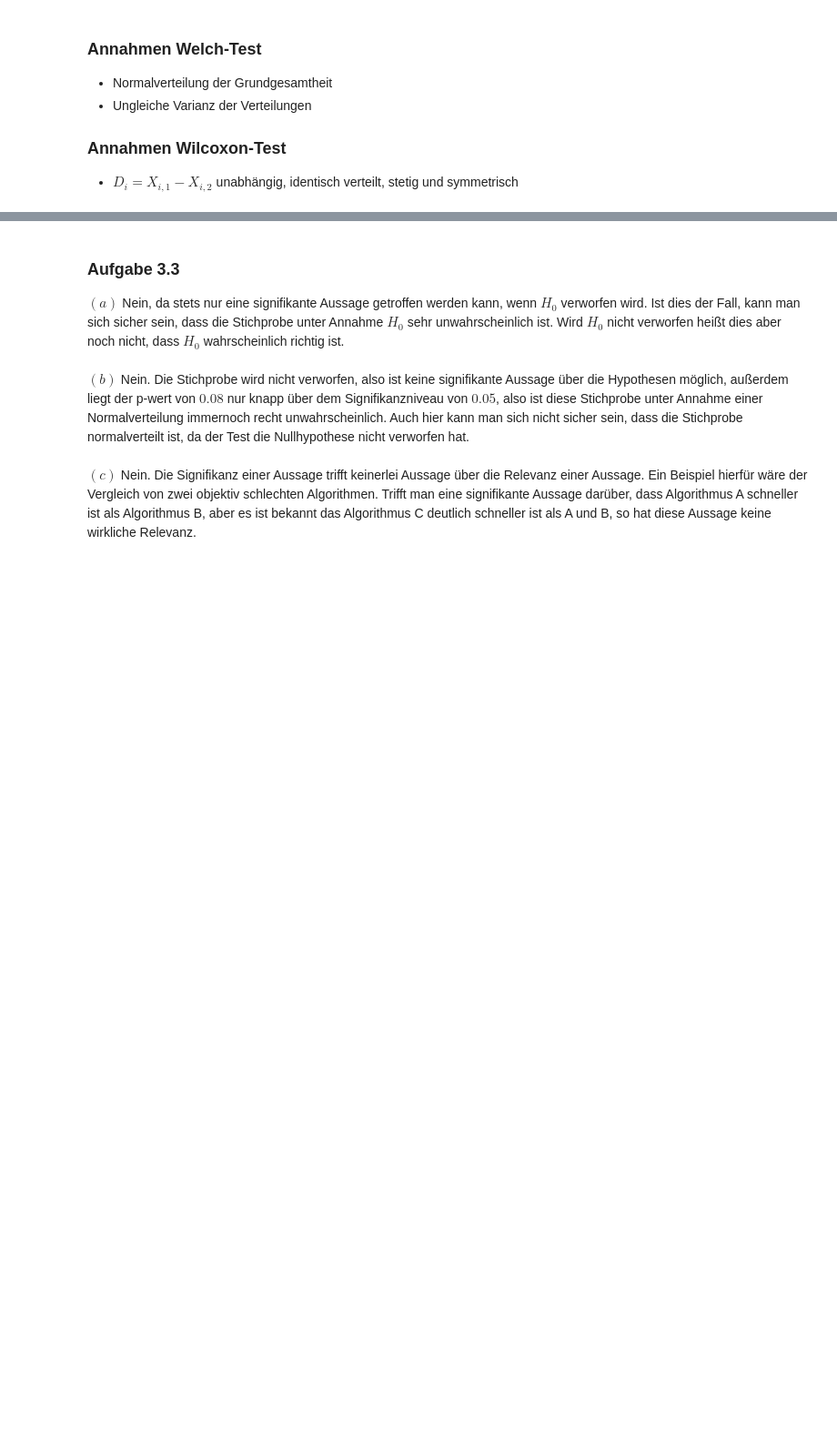
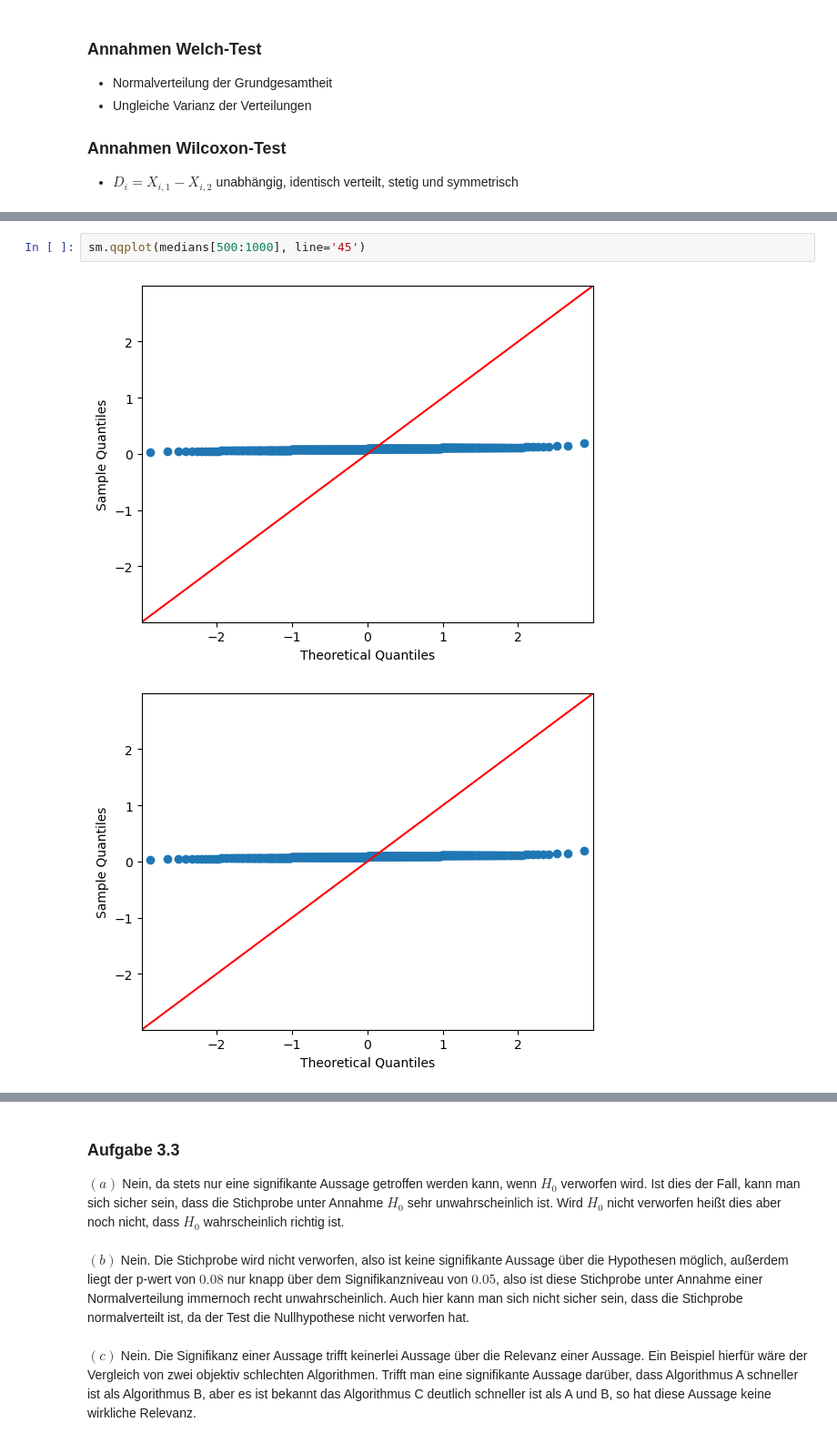
Before and after one commit to tobiaslotz/PO, a Jupyter notebook: PO_Blatt03.ipynb, the cells around one changed output, grey strips where cells are left out. Shown: that part at 91% size. Cells and saved outputs as stored; diff of their text form; blank space fills up the shorter version.

```diff
--- a/PO_Blatt03.ipynb
+++ b/PO_Blatt03.ipynb
@@ -165,0 +166,5 @@ sm.qqplot(medians, line='45')
+# %%
+sm.qqplot(medians[500:1000], line='45')
+# %% [output]
+[figure, added]
+[figure, added]
```
Also changed, not shown: parts of 15 cells of this notebook.
